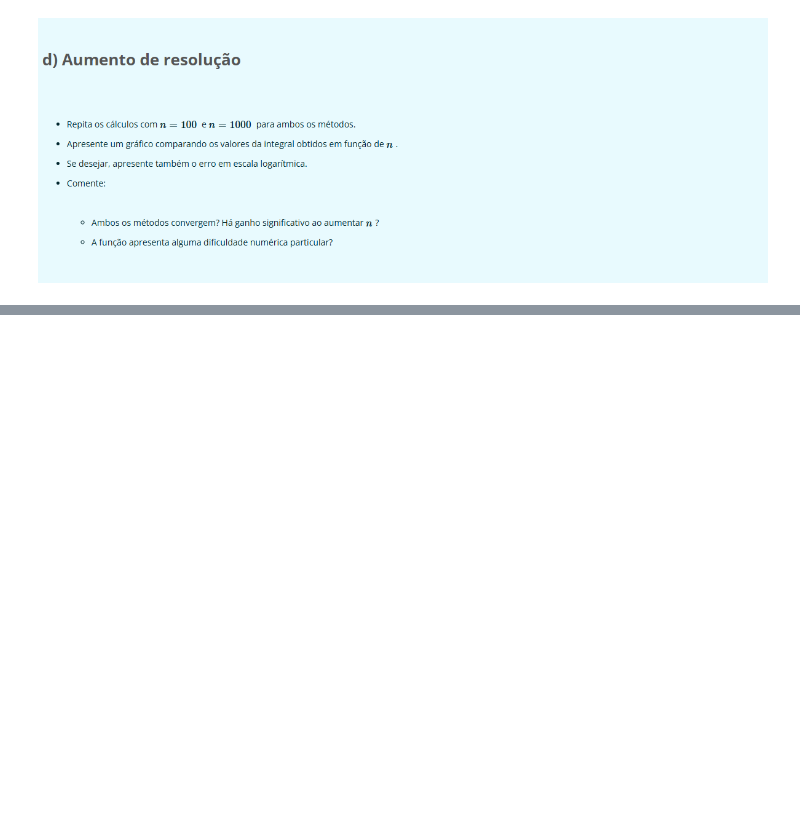
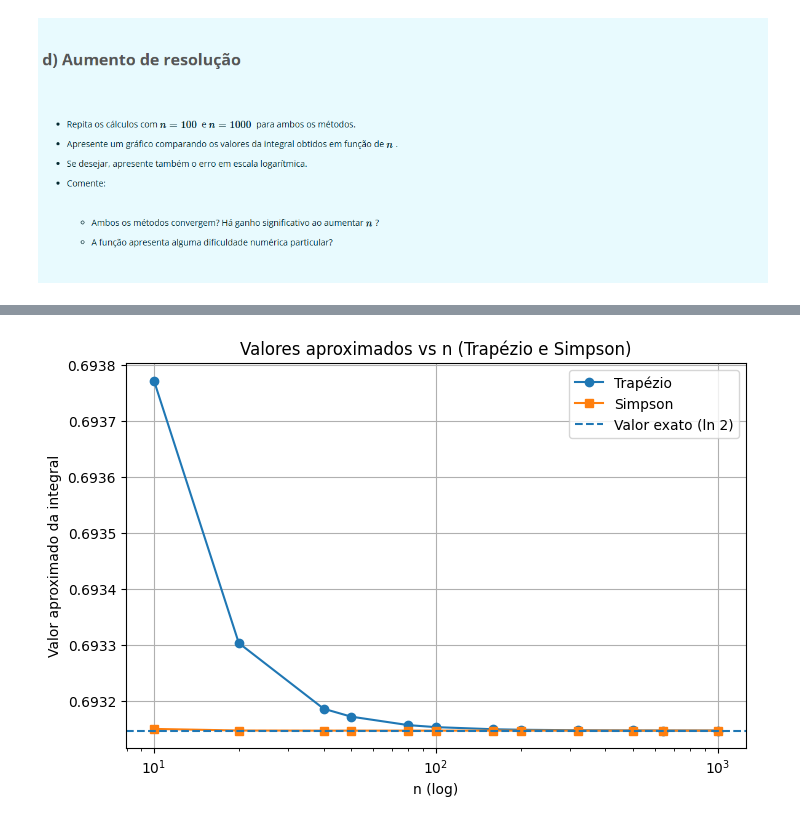
Before and after one commit to Analima123/AV7, a Jupyter notebook: AV7.ipynb, the cells around one changed output, grey strips where cells are left out. Cells and saved outputs as stored; diff of their text form; code cells hidden in the pictures; blank space fills up the shorter version.

```diff
--- a/AV7.ipynb
+++ b/AV7.ipynb
@@ -163,0 +139,82 @@ Houve vantagem em termos de custo computacional?
+# %%
+import numpy as np
+import pandas as pd
+import matplotlib.pyplot as plt
+from math import log
+
+# Função alvo
+def f(x):
+    return 1.0/np.array(x, dtype=float)
+
+# Integral exata
+I_exact = log(2.0)
+
+# Métodos numéricos
+def trapezio(f, a, b, n):
+    h = (b - a) / n
+    x = np.linspace(a, b, n + 1)
+    y = f(x)
+    return h * (0.5*y[0] + y[1:-1].sum() + 0.5*y[-1])
+
+def simpson(f, a, b, n):
+    # n deve ser par
+    if n % 2 != 0:
+        raise ValueError("n deve ser par para Simpson")
+    h = (b - a) / n
+    x = np.linspace(a, b, n + 1)
+    y = f(x)
+    return (h/3) * (y[0] + y[-1] + 4*np.sum(y[1:-1:2]) + 2*np.sum(y[2:-2:2]))
+
+a, b = 1.0, 2.0
+
+# Lista de n: inclui explicitamente 100 e 1000 e alguns intermediários para um gráfico mais informativo
+n_values = [10, 20, 40, 50, 80, 100, 160, 200, 320, 500, 640, 1000]
+n_values = sorted(list(dict.fromkeys([n for n in n_values if n > 0])))
+
+# Cálculos
+rows = []
+for n in n_values:
+    Tn = trapezio(f, a, b, n)
+    Sn = simpson(f, a, b, n if n % 2 == 0 else n+1)  # garantir par; porém nossa lista já é par
+    errT = abs(I_exact - Tn)
+    errS = abs(I_exact - Sn)
+    rows.append({"n": n, "Trapézio": Tn, "Erro Trapézio": errT, "Simpson": Sn, "Erro Simpson": errS})
+
+df = pd.DataFrame(rows)
+
+# Tabela filtrada para n=100 e n=1000
+df_100_1000 = df[df["n"].isin([100, 1000])].copy()
+
+# Exibir tabelas ao usuário
+
+# Gráfico 1: valores das integrais vs n (eixo x log)
+plt.figure(figsize=(8,5))
+plt.plot(df["n"], df["Trapézio"], marker='o', label='Trapézio')
+plt.plot(df["n"], df["Simpson"], marker='s', label='Simpson')
+plt.axhline(I_exact, linestyle='--', label='Valor exato (ln 2)')
+plt.xscale('log')
+plt.xlabel('n (log)')
+plt.ylabel('Valor aproximado da integral')
+plt.title('Valores aproximados vs n (Trapézio e Simpson)')
+plt.grid(True)
+plt.legend()
+plt.show()
+
+# Gráfico 2: erro absoluto vs n em escala log-log
+plt.figure(figsize=(8,5))
+plt.plot(df["n"], df["Erro Trapézio"], marker='o', label='Erro Trapézio')
+plt.plot(df["n"], df["Erro Simpson"], marker='s', label='Erro Simpson')
+plt.xscale('log')
+plt.yscale('log')
+plt.xlabel('n (log)')
+plt.ylabel('Erro absoluto (log)')
+plt.title('Erro absoluto vs n (log-log)')
+plt.grid(True, which='both')
+plt.legend()
+plt.show()
+
+df, df_100_1000
+
+print(df)
+# %% [output]
+[figure, added]
```
Also changed, not shown: parts of 38 cells of this notebook, 1 other file.
